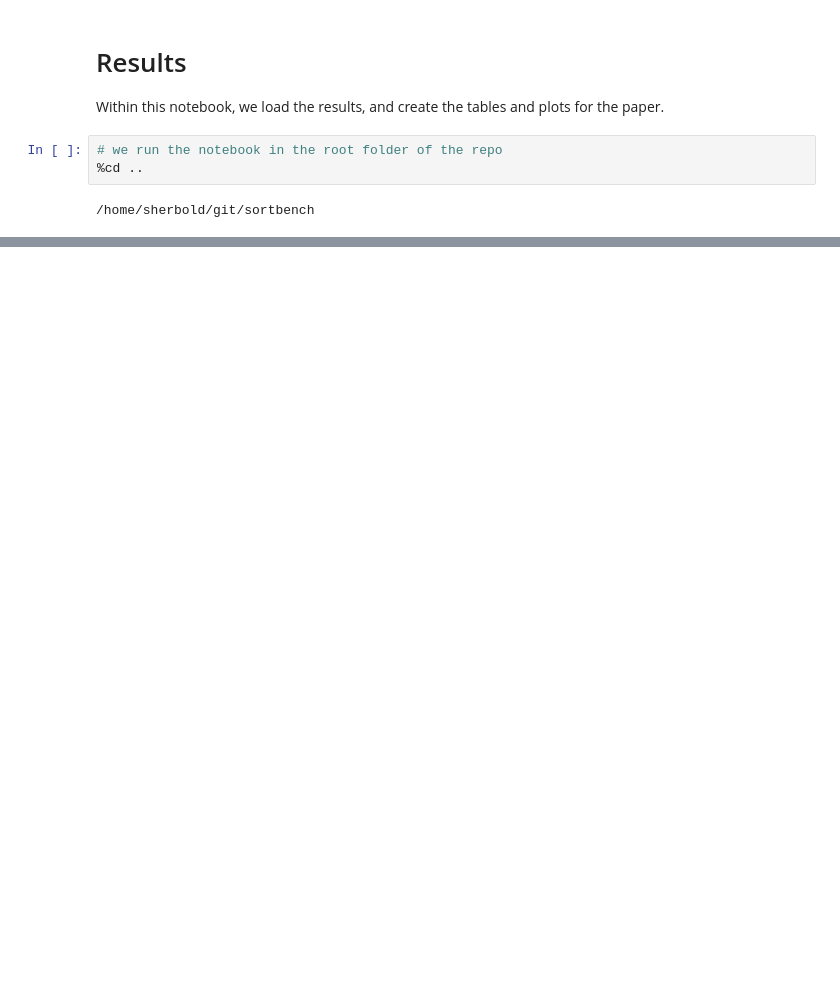
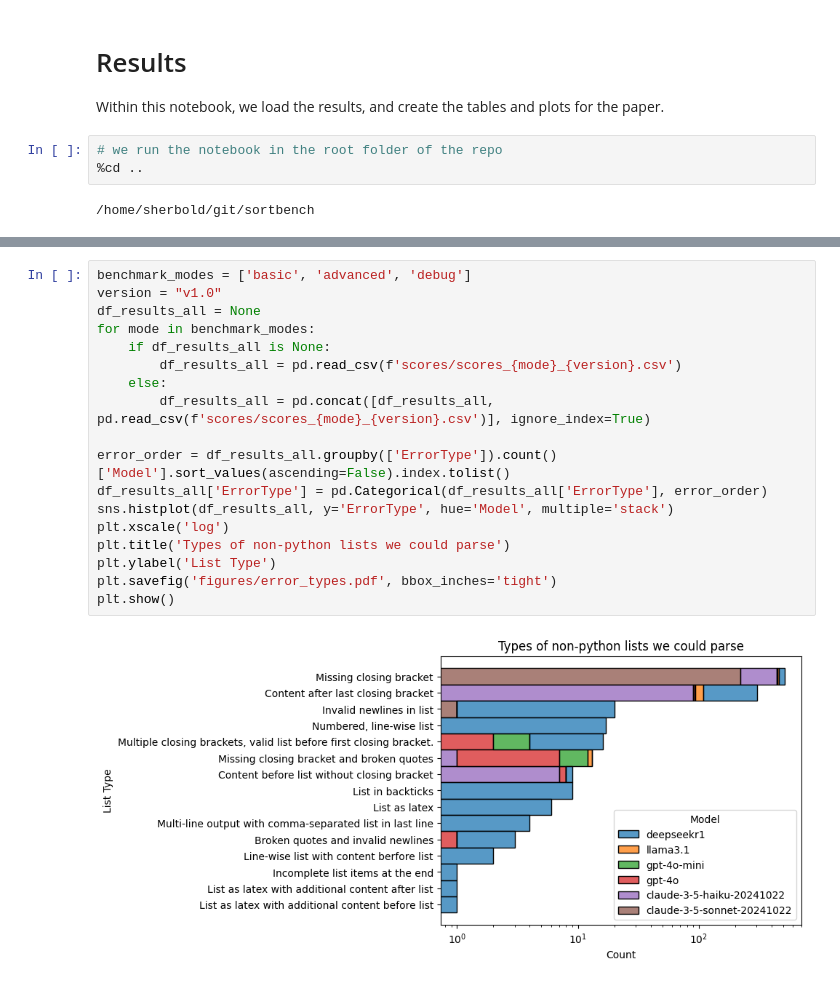
Before and after one commit to aieng-lab/sortbench, a Jupyter notebook: notebooks/result_presentation.ipynb, the cells around one changed output, grey strips where cells are left out. Cells and saved outputs as stored; diff of their text form; blank space fills up the shorter version.

```diff
--- a/notebooks/result_presentation.ipynb
+++ b/notebooks/result_presentation.ipynb
@@ -104,0 +183,20 @@ gpt-4o-mini & 0.950 & 0.981 & 0.918 & 0.956 \\
+# %%
+benchmark_modes = ['basic', 'advanced', 'debug']
+version = "v1.0"
+df_results_all = None
+for mode in benchmark_modes:
+    if df_results_all is None:
+        df_results_all = pd.read_csv(f'scores/scores_{mode}_{version}.csv')
+    else:
+        df_results_all = pd.concat([df_results_all, pd.read_csv(f'scores/scores_{mode}_{version}.csv')], ignore_index=True)
+
+error_order = df_results_all.groupby(['ErrorType']).count()['Model'].sort_values(ascending=False).index.tolist()
+df_results_all['ErrorType'] = pd.Categorical(df_results_all['ErrorType'], error_order)
+sns.histplot(df_results_all, y='ErrorType', hue='Model', multiple='stack')
+plt.xscale('log')
+plt.title('Types of non-python lists we could parse')
+plt.ylabel('List Type')
+plt.savefig('figures/error_types.pdf', bbox_inches='tight')
+plt.show()
+# %% [output]
+[figure, added]
```
Also changed, not shown: parts of 3 cells of this notebook.
